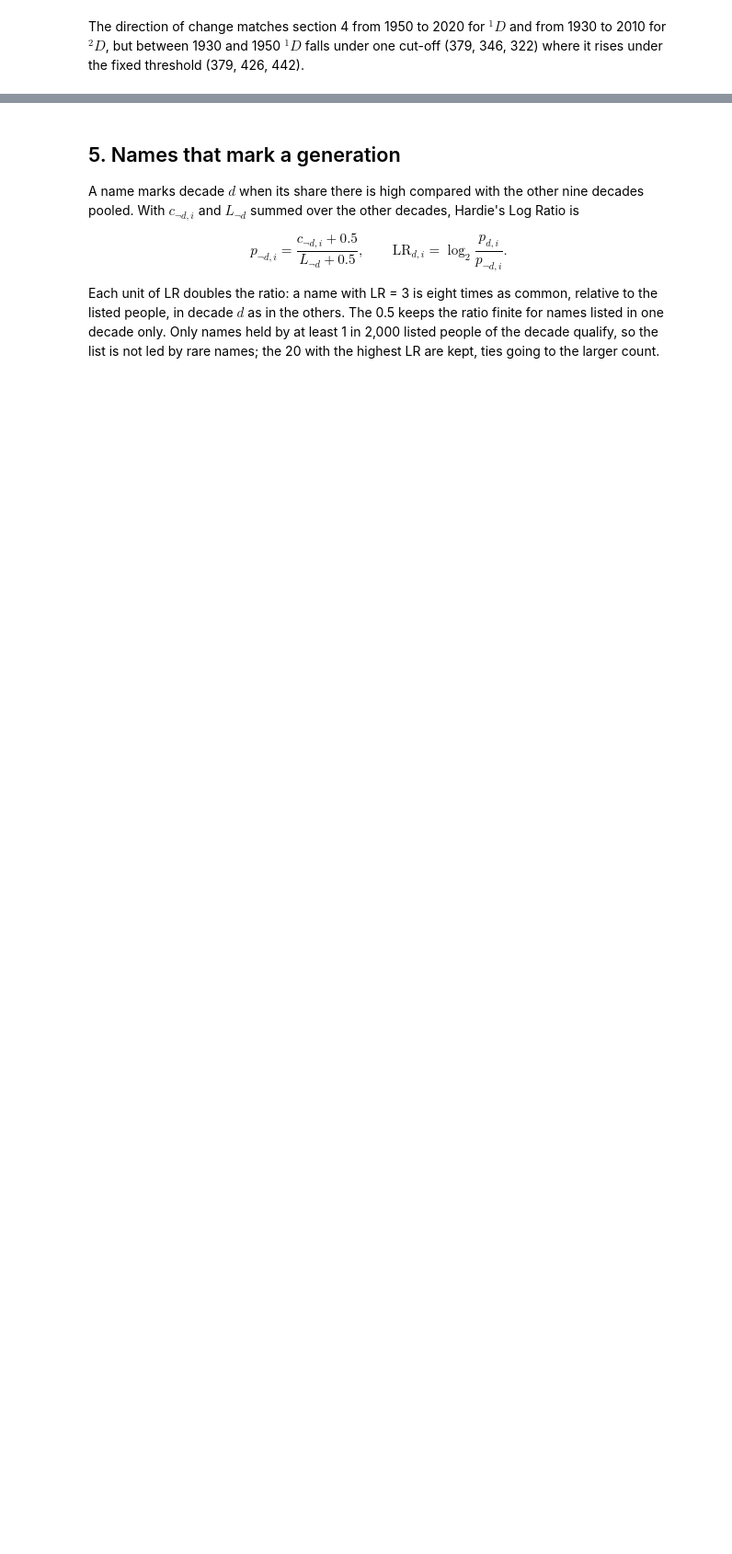
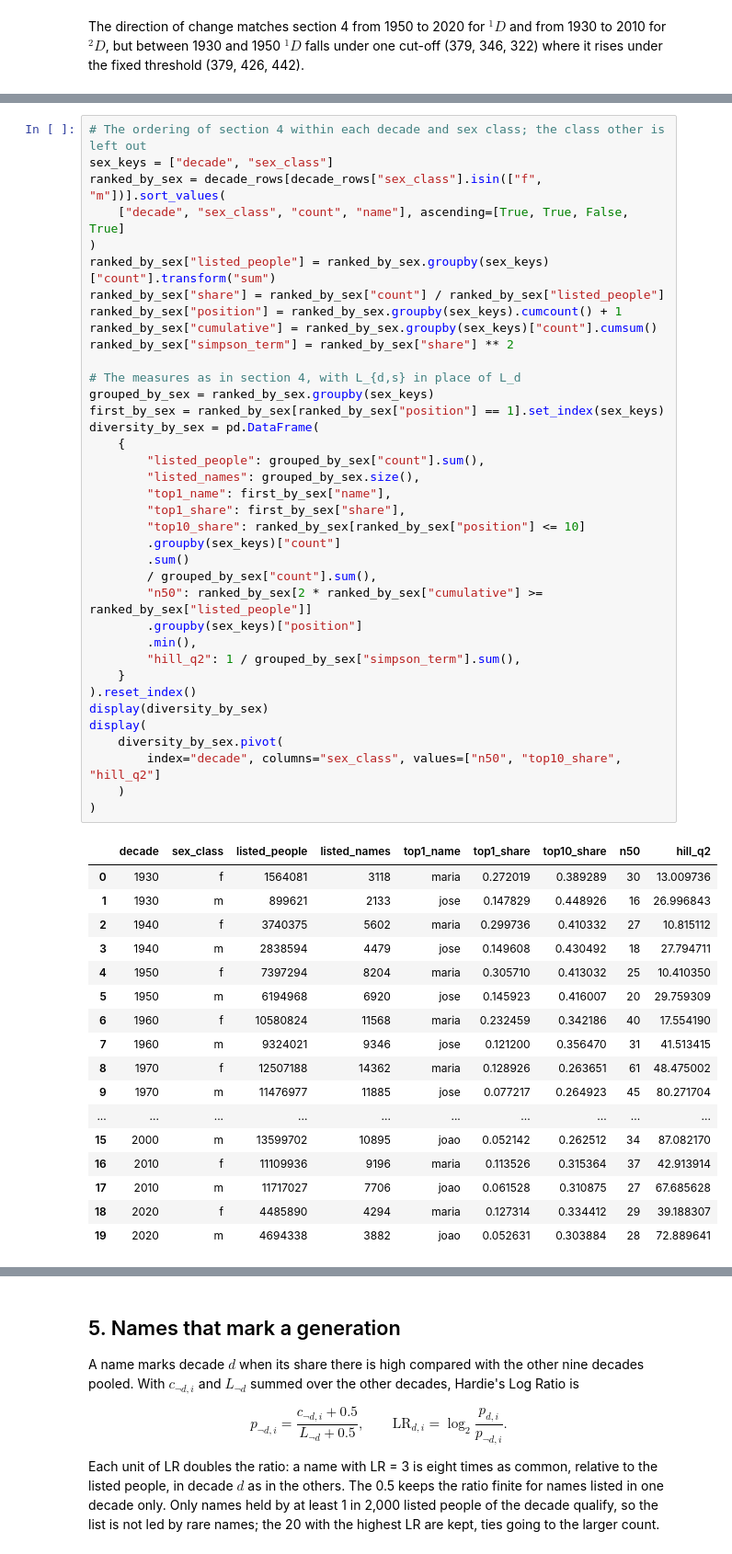
Before and after one commit to jhlopesalves/DataVerso, a Jupyter notebook: projects/002-nomes-brasil/dataverso_002.ipynb, the cells around one changed output, grey strips where cells are left out. Shown at 92% size. Saved outputs shown, nothing was run; the diff lists cells and outputs as text; blank space fills up the shorter version.

```diff
--- a/projects/002-nomes-brasil/dataverso_002.ipynb
+++ b/projects/002-nomes-brasil/dataverso_002.ipynb
@@ -417,0 +631,55 @@ The direction of change matches section 4 from 1950 to 2020 for ${}^{1}D$ and fr
+# %%
+# The ordering of section 4 within each decade and sex class; the class other is left out
+sex_keys = ["decade", "sex_class"]
+ranked_by_sex = decade_rows[decade_rows["sex_class"].isin(["f", "m"])].sort_values(
+    ["decade", "sex_class", "count", "name"], ascending=[True, True, False, True]
+)
+ranked_by_sex["listed_people"] = ranked_by_sex.groupby(sex_keys)["count"].transform("sum")
+ranked_by_sex["share"] = ranked_by_sex["count"] / ranked_by_sex["listed_people"]
+ranked_by_sex["position"] = ranked_by_sex.groupby(sex_keys).cumcount() + 1
+ranked_by_sex["cumulative"] = ranked_by_sex.groupby(sex_keys)["count"].cumsum()
+ranked_by_sex["simpson_term"] = ranked_by_sex["share"] ** 2
+
+# The measures as in section 4, with L_{d,s} in place of L_d
+grouped_by_sex = ranked_by_sex.groupby(sex_keys)
+first_by_sex = ranked_by_sex[ranked_by_sex["position"] == 1].set_index(sex_keys)
+diversity_by_sex = pd.DataFrame(
+    {
+        "listed_people": grouped_by_sex["count"].sum(),
+        "listed_names": grouped_by_sex.size(),
+        "top1_name": first_by_sex["name"],
+        "top1_share": first_by_sex["share"],
+        "top10_share": ranked_by_sex[ranked_by_sex["position"] <= 10]
+        .groupby(sex_keys)["count"]
+        .sum()
+        / grouped_by_sex["count"].sum(),
+        "n50": ranked_by_sex[2 * ranked_by_sex["cumulative"] >= ranked_by_sex["listed_people"]]
+        .groupby(sex_keys)["position"]
+        .min(),
+        "hill_q2": 1 / grouped_by_sex["simpson_term"].sum(),
+    }
+).reset_index()
+display(diversity_by_sex)
+display(
+    diversity_by_sex.pivot(
+        index="decade", columns="sex_class", values=["n50", "top10_share", "hill_q2"]
+    )
+)
+# %% [output]
+|  | decade | sex_class | listed_people | listed_names | top1_name | top1_share | top10_share | n50 | hill_q2 |
+| 0 | 1930 | f | 1564081 | 3118 | maria | 0.272019 | 0.389289 | 30 | 13.009736 |
+| 1 | 1930 | m | 899621 | 2133 | jose | 0.147829 | 0.448926 | 16 | 26.996843 |
+| 2 | 1940 | f | 3740375 | 5602 | maria | 0.299736 | 0.410332 | 27 | 10.815112 |
+| 3 | 1940 | m | 2838594 | 4479 | jose | 0.149608 | 0.430492 | 18 | 27.794711 |
+| 4 | 1950 | f | 7397294 | 8204 | maria | 0.305710 | 0.413032 | 25 | 10.410350 |
+| 5 | 1950 | m | 6194968 | 6920 | jose | 0.145923 | 0.416007 | 20 | 29.759309 |
+| 6 | 1960 | f | 10580824 | 11568 | maria | 0.232459 | 0.342186 | 40 | 17.554190 |
+| 7 | 1960 | m | 9324021 | 9346 | jose | 0.121200 | 0.356470 | 31 | 41.513415 |
+| 8 | 1970 | f | 12507188 | 14362 | maria | 0.128926 | 0.263651 | 61 | 48.475002 |
+| 9 | 1970 | m | 11476977 | 11885 | jose | 0.077217 | 0.264923 | 45 | 80.271704 |
+| ... | ... | ... | ... | ... | ... | ... | ... | ... | ... |
+| 15 | 2000 | m | 13599702 | 10895 | joao | 0.052142 | 0.262512 | 34 | 87.082170 |
+| 16 | 2010 | f | 11109936 | 9196 | maria | 0.113526 | 0.315364 | 37 | 42.913914 |
+| 17 | 2010 | m | 11717027 | 7706 | joao | 0.061528 | 0.310875 | 27 | 67.685628 |
+| 18 | 2020 | f | 4485890 | 4294 | maria | 0.127314 | 0.334412 | 29 | 39.188307 |
+| 19 | 2020 | m | 4694338 | 3882 | joao | 0.052631 | 0.303884 | 28 | 72.889641 |
```
Also changed, not shown: parts of 41 cells of this notebook, 9 other files.
